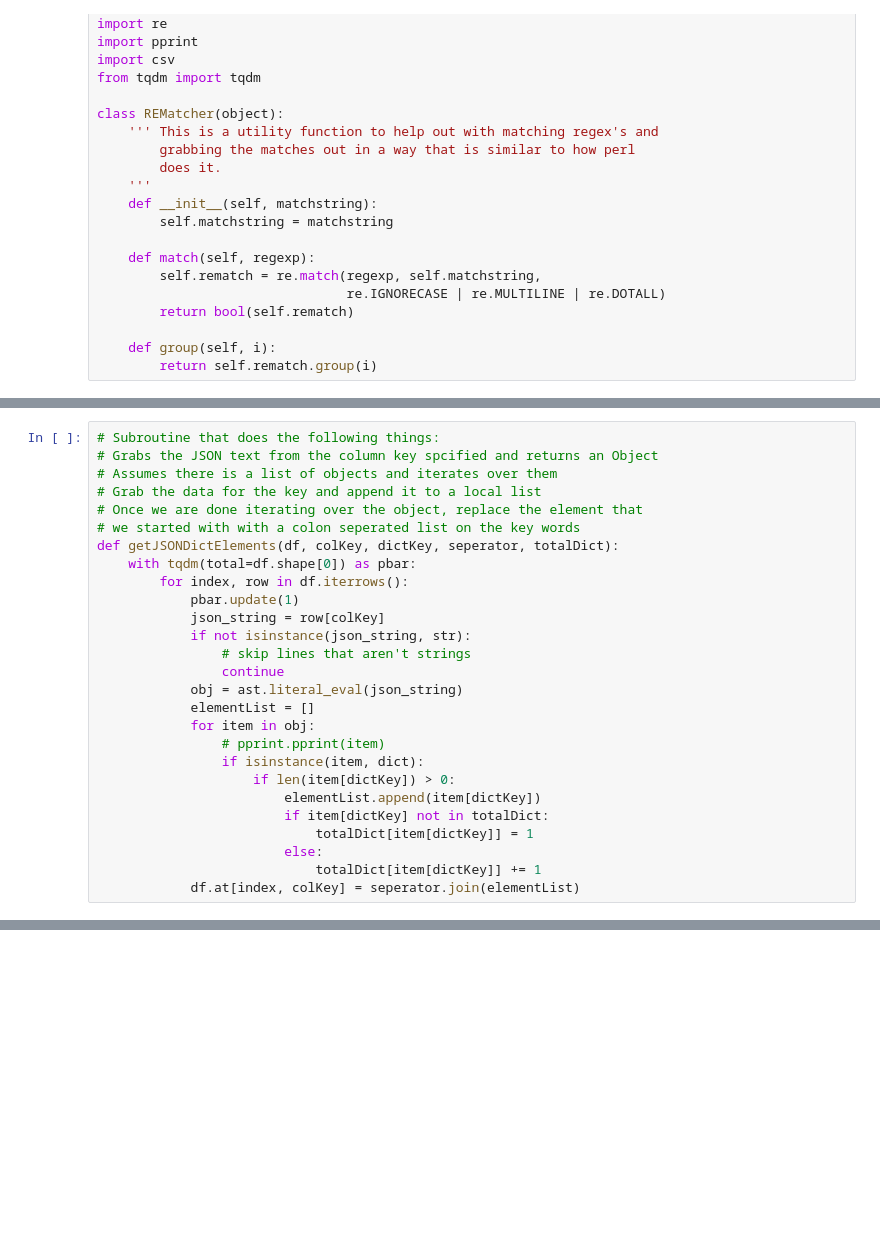
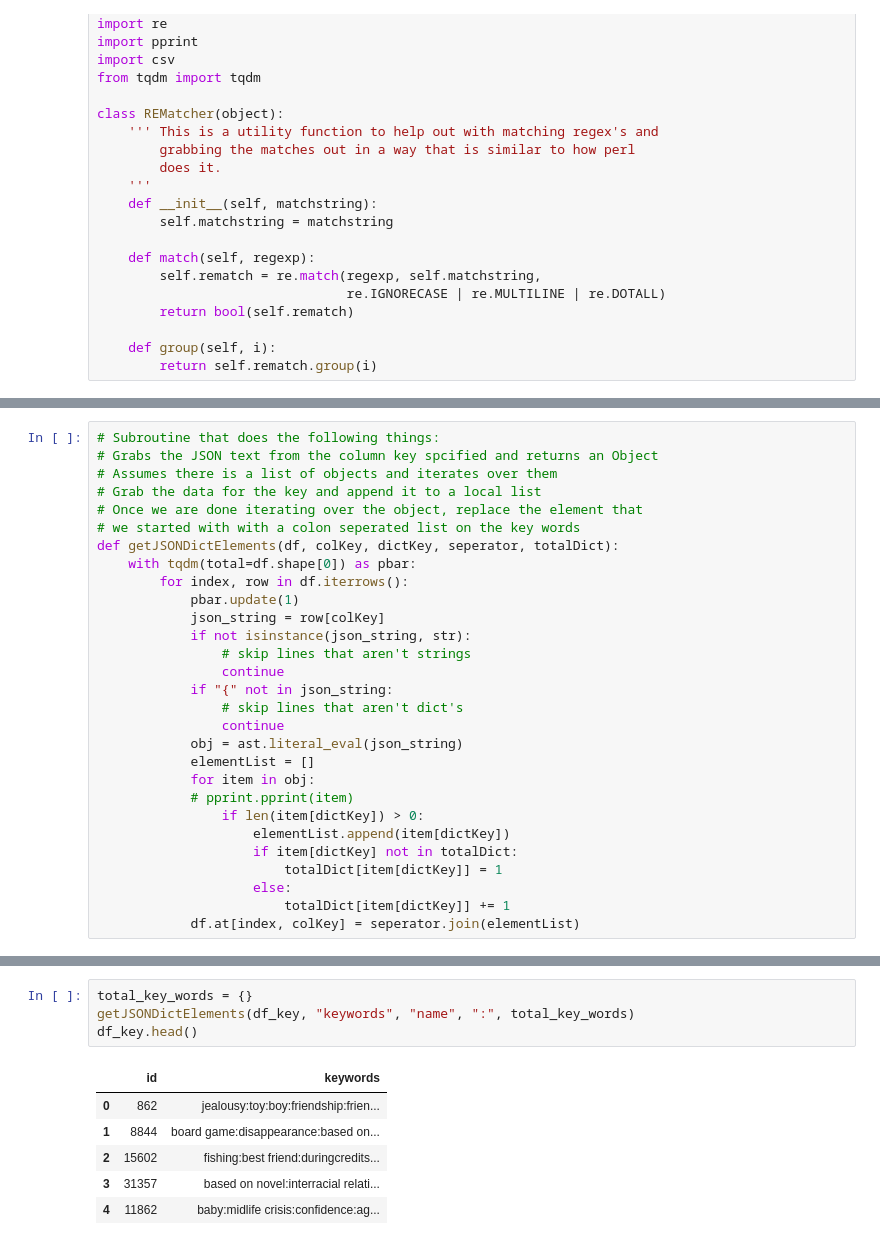
Before and after one commit to eliot1335/Interactive-Movie-Maps, a Jupyter notebook: ETL_sean.ipynb, the cells around one changed output, grey strips where cells are left out. Cells and saved outputs as stored; diff of their text form; blank space fills up the shorter version.

```diff
--- a/ETL_sean.ipynb
+++ b/ETL_sean.ipynb
@@ -50,17 +50,19 @@ def getJSONDictElements(df, colKey, dictKey, seperator, totalDict):
             if not isinstance(json_string, str):
                 # skip lines that aren't strings
                 continue
+            if "{" not in json_string:
+                # skip lines that aren't dict's
+                continue
             obj = ast.literal_eval(json_string)
             elementList = []
             for item in obj:
-                # pprint.pprint(item)
-                if isinstance(item, dict):
-                    if len(item[dictKey]) > 0:
-                        elementList.append(item[dictKey])
-                        if item[dictKey] not in totalDict:
-                            totalDict[item[dictKey]] = 1
-                        else:
-                            totalDict[item[dictKey]] += 1
+            # pprint.pprint(item)
+                if len(item[dictKey]) > 0:
+                    elementList.append(item[dictKey])
+                    if item[dictKey] not in totalDict:
+                        totalDict[item[dictKey]] = 1
+                    else:
+                        totalDict[item[dictKey]] += 1
             df.at[index, colKey] = seperator.join(elementList)
 # %%
 file = "Resources/genre_list.csv"
@@ -85,0 +109,11 @@ TypeError: argument of type 'float' is not iterable
+# %%
+total_key_words = {}
+getJSONDictElements(df_key, "keywords", "name", ":", total_key_words)
+df_key.head()
+# %% [output]
+|  | id | keywords |
+| 0 | 862 | jealousy:toy:boy:friendship:frien... |
+| 1 | 8844 | board game:disappearance:based on... |
+| 2 | 15602 | fishing:best friend:duringcredits... |
+| 3 | 31357 | based on novel:interracial relati... |
+| 4 | 11862 | baby:midlife crisis:confidence:ag... |
```
Also changed, not shown: parts of 3 cells of this notebook, 4 other files.
